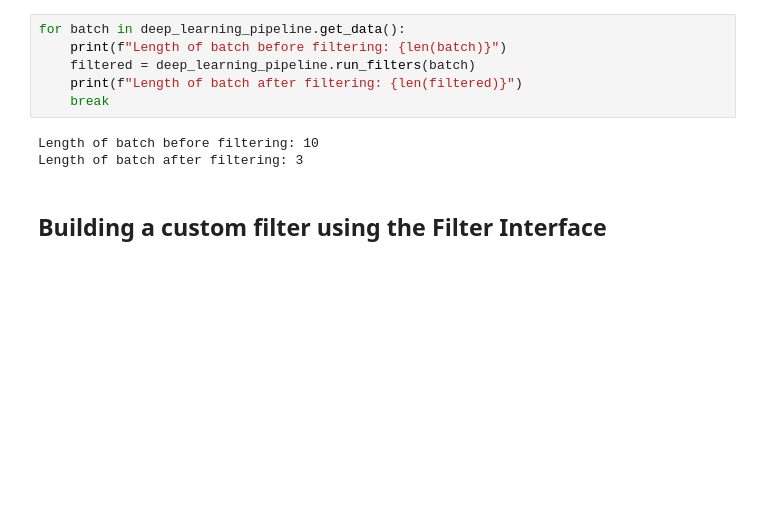
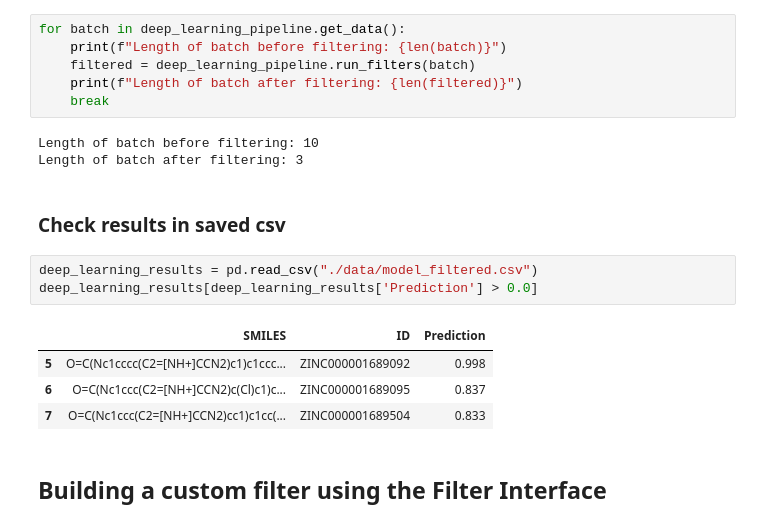
Before and after one commit to SMU-CATCO/SmartCADD, a Jupyter notebook: examples/smartcadd-tutorial.ipynb, the cells around one changed output. Cells and saved outputs as stored; diff of their text form; blank space fills up the shorter version.

```diff
--- a/examples/smartcadd-tutorial.ipynb
+++ b/examples/smartcadd-tutorial.ipynb
@@ -114,6 +124,16 @@ for batch in deep_learning_pipeline.get_data():
 # %% [output]
 Length of batch before filtering: 10
 Length of batch after filtering: 3
+# %% [markdown]
+### Check results in saved csv
+# %%
+deep_learning_results = pd.read_csv("./data/model_filtered.csv")
+deep_learning_results[deep_learning_results['Prediction'] > 0.0]
+# %% [output]
+|  | SMILES | ID | Prediction |
+| 5 | O=C(Nc1cccc(C2=[NH+]CCN2)c1)c1ccc... | ZINC000001689092 | 0.998 |
+| 6 | O=C(Nc1ccc(C2=[NH+]CCN2)c(Cl)c1)c... | ZINC000001689095 | 0.837 |
+| 7 | O=C(Nc1ccc(C2=[NH+]CCN2)cc1)c1cc(... | ZINC000001689504 | 0.833 |
 # %% [markdown]
 ## Building a custom filter using the Filter Interface
 # %%
```
Also changed, not shown: parts of 8 cells of this notebook, 1 other file.
